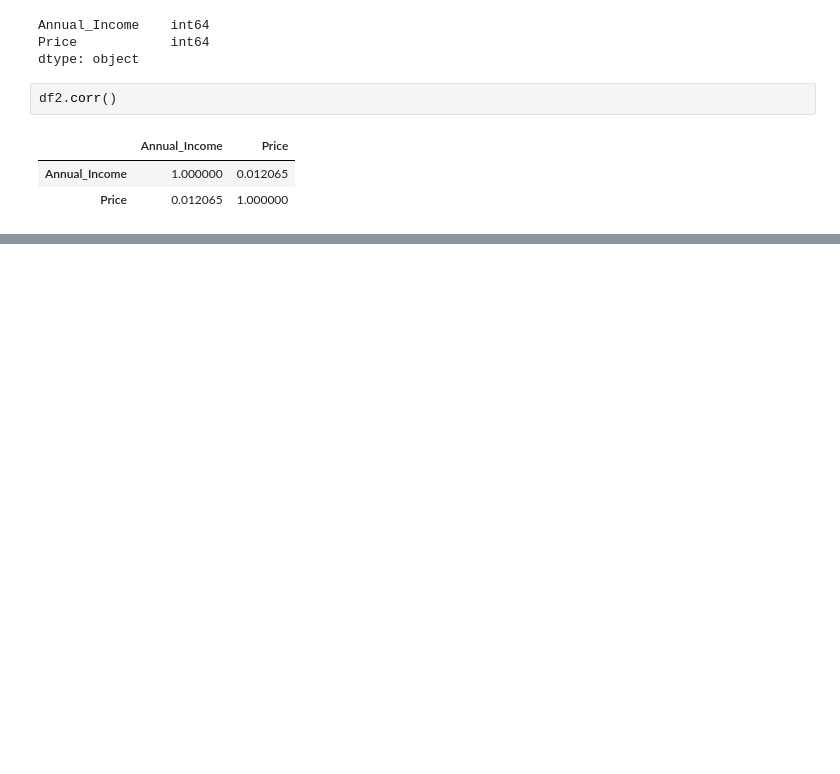
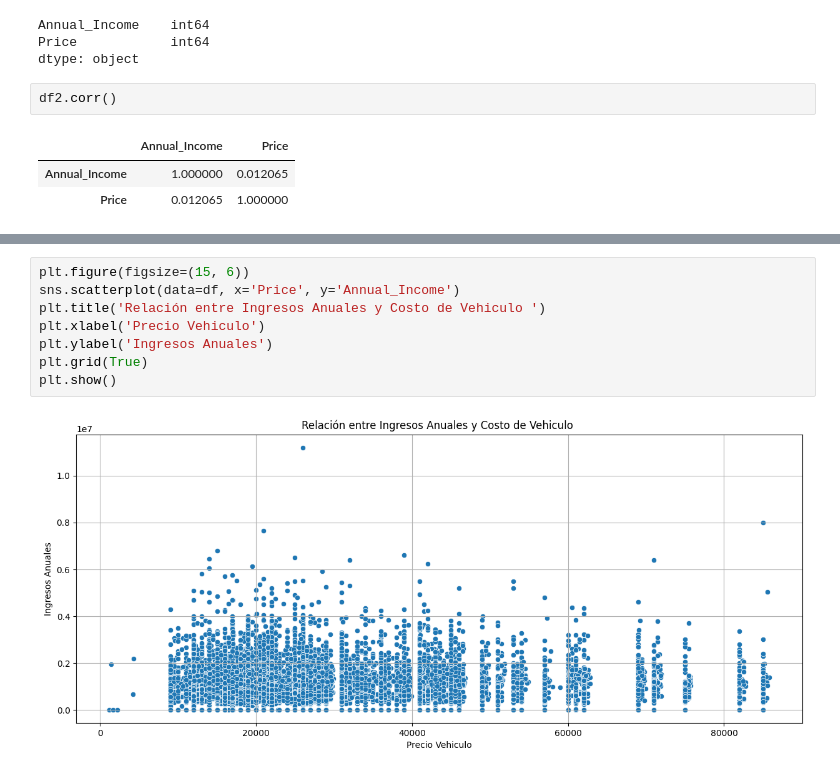
Before and after one commit to FredyR222/car_sale_boorcamp, a Jupyter notebook: code/carSale.ipynb, the cells around one changed output, grey strips where cells are left out. Drawn from its saved outputs; the diff is of its cells as text; blank space fills up the shorter version.

```diff
--- a/code/carSale.ipynb
+++ b/code/carSale.ipynb
@@ -341,0 +351,10 @@ dtype: int64
+# %%
+plt.figure(figsize=(15, 6))
+sns.scatterplot(data=df, x='Price', y='Annual_Income')
+plt.title('Relación entre Ingresos Anuales y Costo de Vehiculo ')
+plt.xlabel('Precio Vehiculo')
+plt.ylabel('Ingresos Anuales')
+plt.grid(True)
+plt.show()
+# %% [output]
+[figure, added]
```
Also changed, not shown: parts of 16 cells of this notebook.
